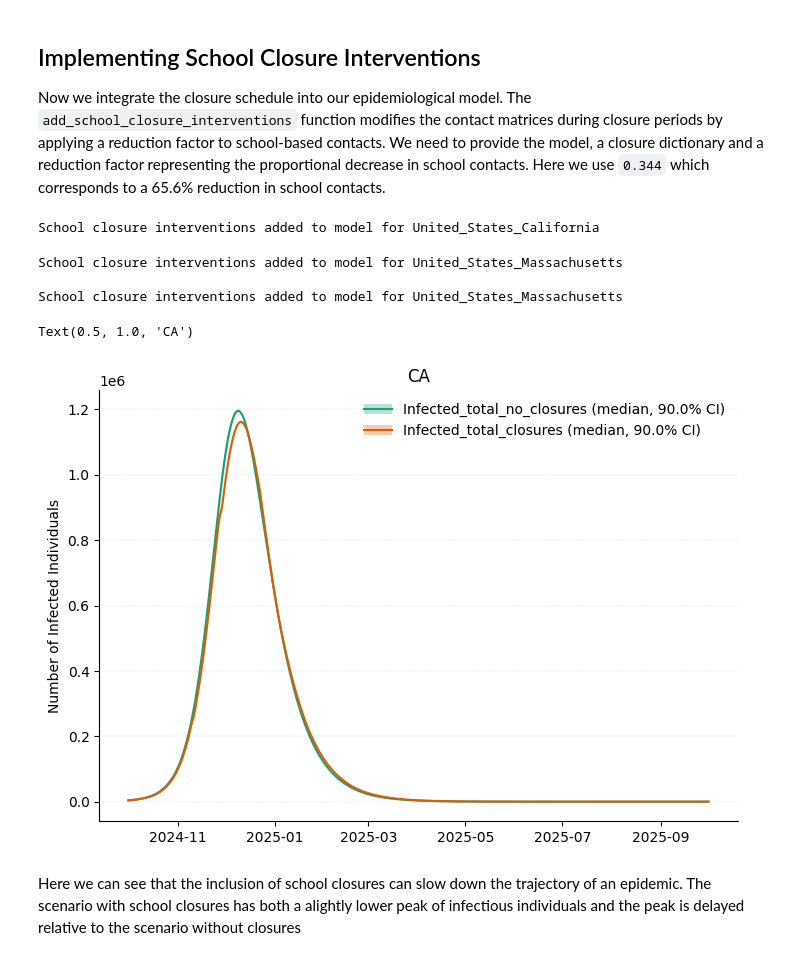
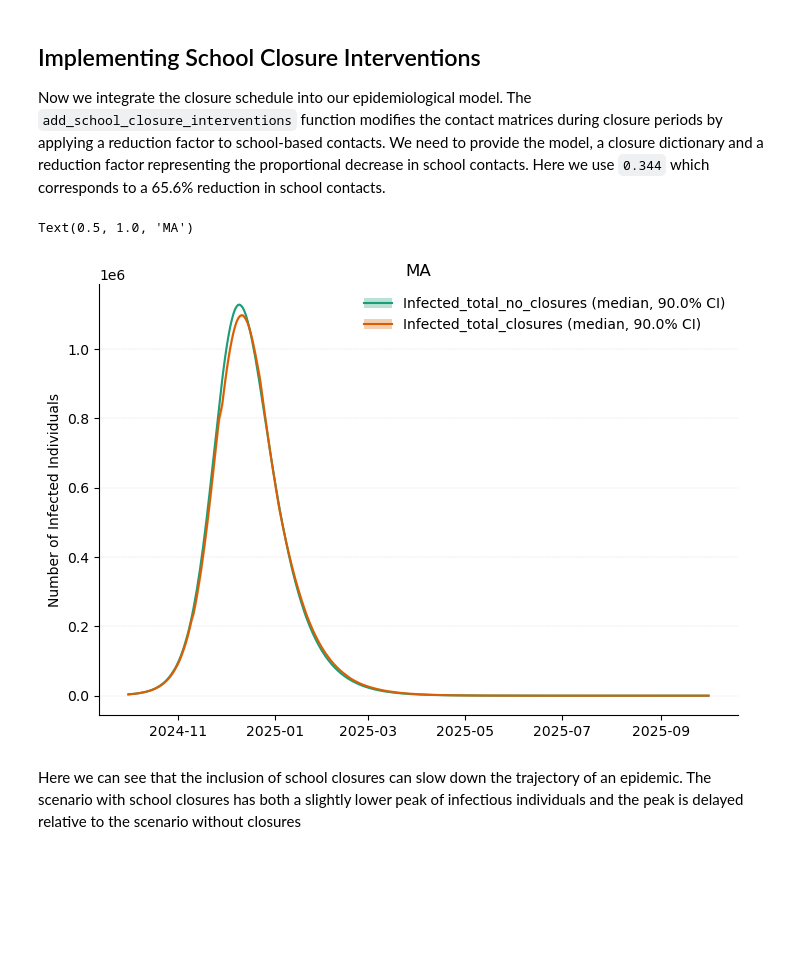
Before and after one commit to mobs-lab/epymodelingsuite, a Jupyter notebook: tutorials/Tutorial_School_Closures.ipynb, the cells around one changed output. Saved outputs shown, nothing was run; the diff lists cells and outputs as text; code cells hidden in the pictures; blank space fills up the shorter version.

```diff
--- a/tutorials/Tutorial_School_Closures.ipynb
+++ b/tutorials/Tutorial_School_Closures.ipynb
@@ -223,10 +211,6 @@ Longest closure: Summer Break (76 days)
 ## Implementing School Closure Interventions
 
 Now we integrate the closure schedule into our epidemiological model. The `add_school_closure_interventions` function modifies the contact matrices during closure periods by applying a reduction factor to school-based contacts. We need to provide the model, a closure dictionary and a reduction factor representing the proportional decrease in school contacts. Here we use `0.344` which corresponds to a 65.6% reduction in school contacts.
-# %%
-add_school_closure_interventions(model, closure_dict, 0.344)
-# %% [output]
-School closure interventions added to model for United_States_California
 # %%
 # Model configurations: (name, reduction_factor)
 configs = [
@@ -243,42 +227,39 @@ for name, reduction in configs:
     model = load_predefined_model("SIR")
     model.add_parameter(parameter_name="transmission_rate", value=0.015)
     model.set_population(load_epydemix_population("United_States_Massachusetts"))
-    add_school_closure_interventions(model, closure_dict, reduction)
+    model = add_school_closure_interventions(model, closure_dict, reduction)
     np.random.seed(19)
     results[name] = model.run_simulations(
         start_date=date_start,
         end_date=date_stop,
         Nsim=25
     )
 
 # Get quantiles and merge
 dfs = {}
 for name, result in results.items():
     df = result.get_quantiles_compartments()
     # Add suffix to all columns except merge keys
     for col in df.columns:
         if col not in ["date", "quantile"]:
             df = df.rename(columns={col: f"{col}_{name}"})
     dfs[name] = df
 
 # Merge DataFrames
 merged_df = dfs["no_closures"].merge(dfs["closures"], on=["date", "quantile"])
 
 # Plot results
 fig, ax = plt.subplots(figsize=(7, 5))
 plot_quantiles(
     merged_df,
     columns=["Infected_total_no_closures", "Infected_total_closures"],
     legend_loc="upper right",
     ax=ax
 )
 ax.set_ylabel("Number of Infected Individuals")
 ax.set_title(state)
 # %% [output]
-School closure interventions added to model for United_States_Massachusetts
-
-School closure interventions added to model for United_States_Massachusetts
+Text(0.5, 1.0, 'MA')
-Text(0.5, 1.0, 'CA')
-[figure, old version]
+[figure, new version]
 # %% [markdown]
-Here we can see that the inclusion of school closures can slow down the trajectory of an epidemic. The scenario with school closures has both a alightly lower peak of infectious individuals and the peak is delayed relative to the scenario without closures
+Here we can see that the inclusion of school closures can slow down the trajectory of an epidemic. The scenario with school closures has both a slightly lower peak of infectious individuals and the peak is delayed relative to the scenario without closures
```
Also changed, not shown: parts of 2 cells of this notebook.
